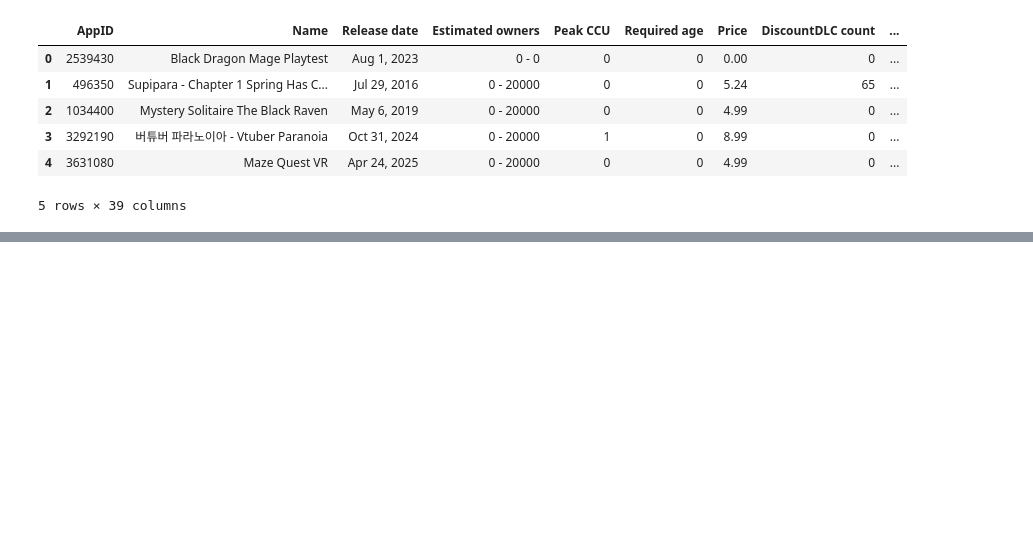
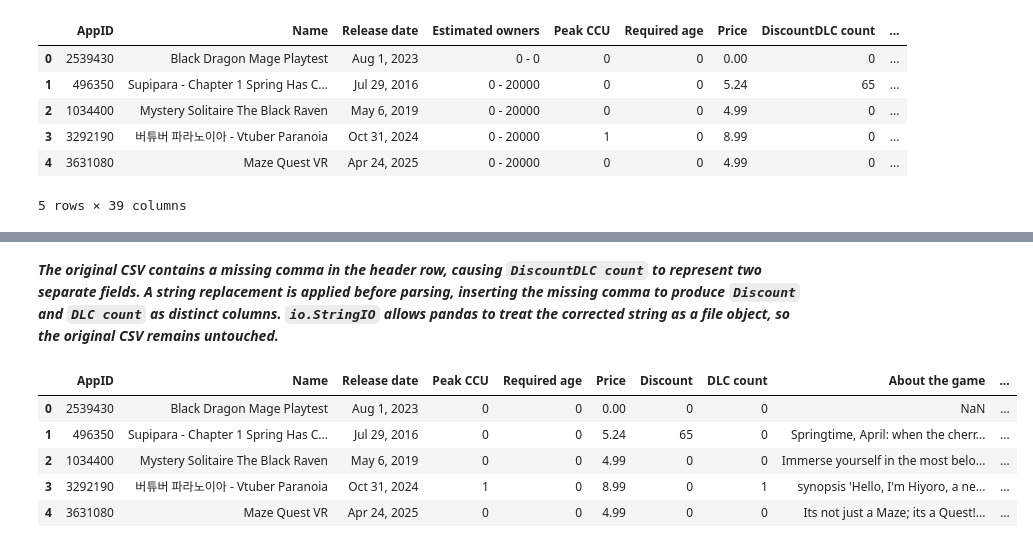
Before and after one commit to haoran-png/Predicting-Video-Game-Commercial-Success-on-Steam, a Jupyter notebook: notebook/02_cleaning_initial.ipynb, the cells around one changed output, grey strips where cells are left out. Saved outputs shown, nothing was run; the diff lists cells and outputs as text; code cells hidden in the pictures; blank space fills up the shorter version.

Commit message:
Finished 02_clean notebook
games_clean_r1.csv not included due to file size

```diff
--- a/notebook/02_cleaning_initial.ipynb
+++ b/notebook/02_cleaning_initial.ipynb
@@ -28,0 +53,3 @@ df.head(5)
+# %%
+pd.set_option('display.max_columns', None)
+df.head(5)
@@ -28,0 +68,26 @@ df.head(5)
+# %%
+import io
+
+with open(data_path, 'r', encoding='utf-8') as file:
+    raw_text = file.read()
+
+fixed_text = raw_text.replace('DiscountDLC count', 'Discount,DLC count', 1)
+
+df = pd.read_csv(io.StringIO(fixed_text))
+# %% [markdown]
+***The original CSV contains a missing comma in the header row, causing `DiscountDLC count` to represent two separate fields. A string replacement is applied before parsing, inserting the missing comma to produce `Discount` and `DLC count` as distinct columns. `io.StringIO` allows pandas to treat the corrected string as a file object, so the original CSV remains untouched.***
+# %%
+df[['Min owners', 'Max owners']] = df['Estimated owners'].str.split(' - ', expand=True)
+df['Min owners'] = pd.to_numeric(df['Min owners'])
+df['Max owners'] = pd.to_numeric(df['Max owners'])
+df['Avg owners'] = (df['Min owners'] + df['Max owners']) / 2
+df.drop(columns=['Estimated owners'], inplace=True)
+
+df.head(5)
+# %% [output]
+|  | AppID | Name | Release date | Peak CCU | Required age | Price | Discount | DLC count | About the game | ... |
+| 0 | 2539430 | Black Dragon Mage Playtest | Aug 1, 2023 | 0 | 0 | 0.00 | 0 | 0 | NaN | ... |
+| 1 | 496350 | Supipara - Chapter 1 Spring Has C... | Jul 29, 2016 | 0 | 0 | 5.24 | 65 | 0 | Springtime, April: when the cherr... | ... |
+| 2 | 1034400 | Mystery Solitaire The Black Raven | May 6, 2019 | 0 | 0 | 4.99 | 0 | 0 | Immerse yourself in the most belo... | ... |
+| 3 | 3292190 | 버튜버 파라노이아 - Vtuber Paranoia | Oct 31, 2024 | 1 | 0 | 8.99 | 0 | 1 | synopsis 'Hello, I'm Hiyoro, a ne... | ... |
+| 4 | 3631080 | Maze Quest VR | Apr 24, 2025 | 0 | 0 | 4.99 | 0 | 0 | Its not just a Maze; its a Quest!... | ... |
```
Also changed, not shown: parts of 24 cells of this notebook, 4 other files.
